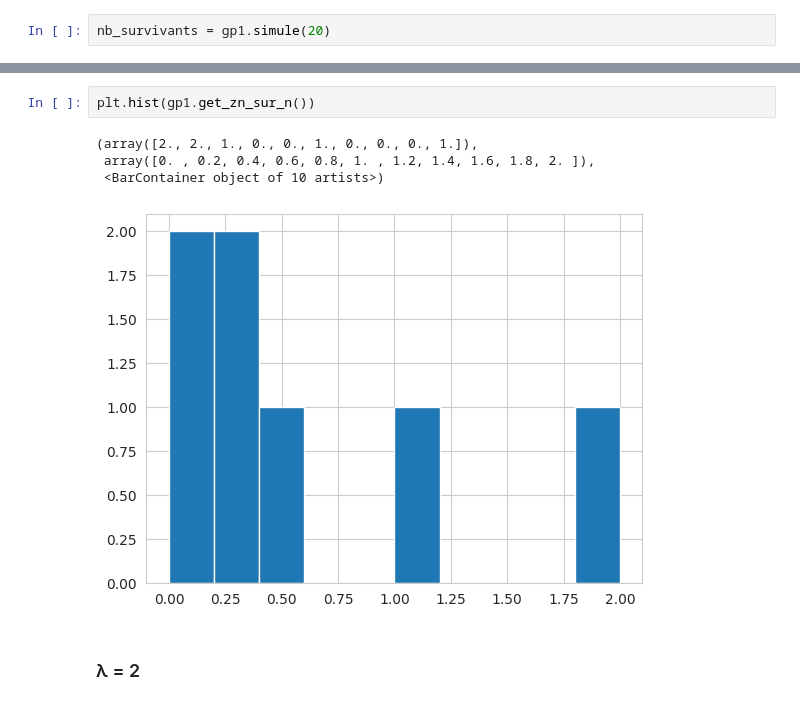
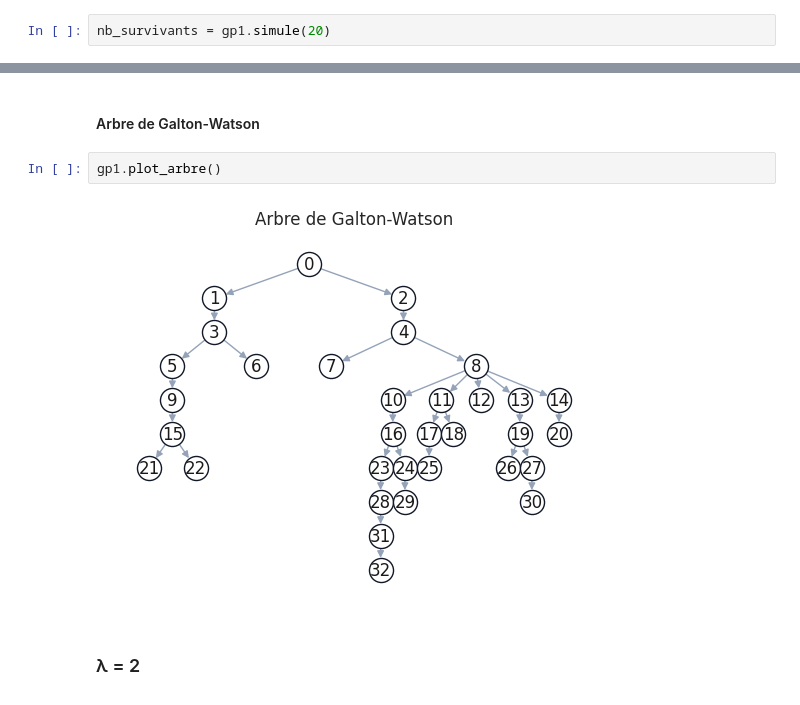
Before and after one commit to Ab2nour/epidemic-simulation, a Jupyter notebook: src/notebooks/galton-watson.ipynb, the cells around one changed output, grey strips where cells are left out. Drawn from its saved outputs; the diff is of its cells as text.

```diff
--- a/src/notebooks/galton-watson.ipynb
+++ b/src/notebooks/galton-watson.ipynb
@@ -48,10 +48,9 @@ gp1.plot_zn_sur_n()
-# %%
-plt.hist(gp1.get_zn_sur_n())
-# %% [output]
-(array([2., 2., 1., 0., 0., 1., 0., 0., 0., 1.]),
- array([0. , 0.2, 0.4, 0.6, 0.8, 1. , 1.2, 1.4, 1.6, 1.8, 2. ]),
- <BarContainer object of 10 artists>)
-[figure, removed]
+# %% [markdown]
+#### Arbre de Galton-Watson
+# %%
+gp1.plot_arbre()
+# %% [output]
+[figure, added]
 # %% [markdown]
 ### λ = 2
 # %%
```
Also changed, not shown: parts of 37 cells of this notebook, 2 other files.
